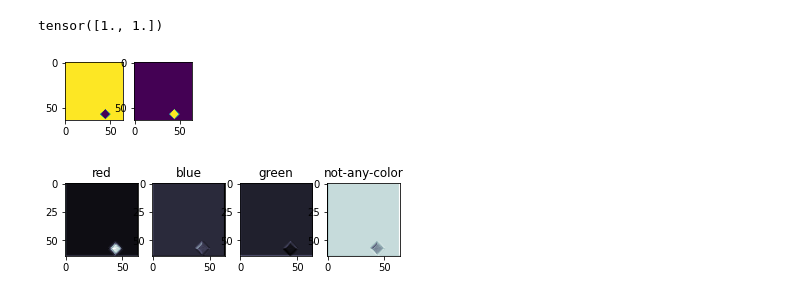
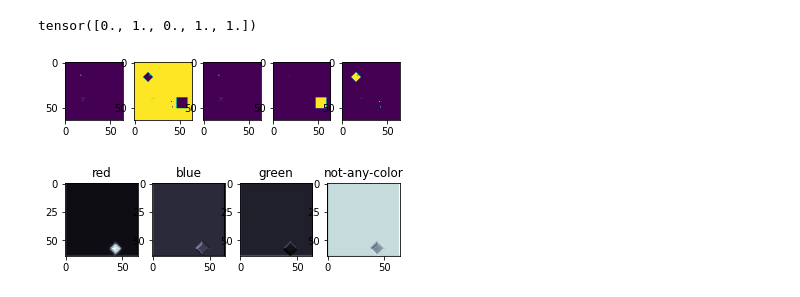
Before and after one commit to ZongjingLi/GroupNet, a Jupyter notebook: demo_expr.ipynb, the cells around one changed output. Cells and saved outputs as stored; diff of their text form; code cells hidden in the pictures.

```diff
--- a/demo_expr.ipynb
+++ b/demo_expr.ipynb
@@ -55,6 +58,7 @@ config.concept_type = "cone"
 print(config.concept_dim)
 model = MetaVisualLearner(domain, config)
 model = build_custom(model, domain.domain_name)
-#model.perception.load_state_dict(torch.load("checkpoints/KFT_percept_backup.pth"))
+model.perception.load_state_dict(torch.load("checkpoints/KFT_percept_backup.pth"))
+#model.perception.load_state_dict(torch.load("checkpoints/KFT-UNet_percept_backup.pth"))
 model.central_executor.load_state_dict(torch.load("checkpoints/KFT_knowledge_backup.pth"))
 # %% [output]
@@ -82,17 +86,22 @@ all_masks = to_instance_masks(masks)
 # %%
 percept_outputs = model.perception(imgs, masks.unsqueeze(0).long())
 all_masks = percept_outputs["masks"]
 
-all_masks = to_instance_masks(masks)
+#all_masks = to_instance_masks(masks)
 all_alives = percept_outputs["alive"]
-all_alives = torch.ones(all_masks.shape[:2])
+#all_alives = torch.ones(all_masks.shape[:2])
+#num_masks = all_masks.shape[1]
 
-for i in range(all_masks.shape[1]):
-    plt.subplot(2,5,1+i);plt.imshow(all_masks[0,i,:,:])
+num_masks = all_masks.shape[-1]
+
+
+for i in range(num_masks):
+    plt.subplot(2,5,1+i);plt.imshow(all_masks[0,:,:,i])
+    #plt.subplot(2,5,1+i);plt.imshow(all_masks[0,i,:,:])
 print(all_alives.flatten())
 # %% [output]
-tensor([1., 1.])
+tensor([0., 1., 0., 1., 1.])
-[figure, old version]
+[figure, new version]
 # %%
 backbone_features = model.implementations["universal"](imgs)
 b = 0
```
Also changed, not shown: parts of 3 cells of this notebook, 10 other files.
